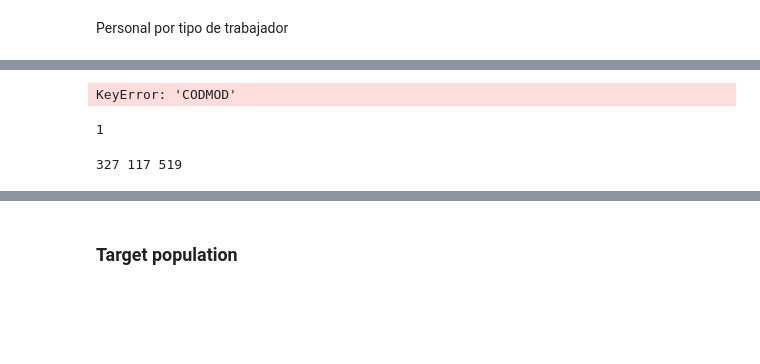
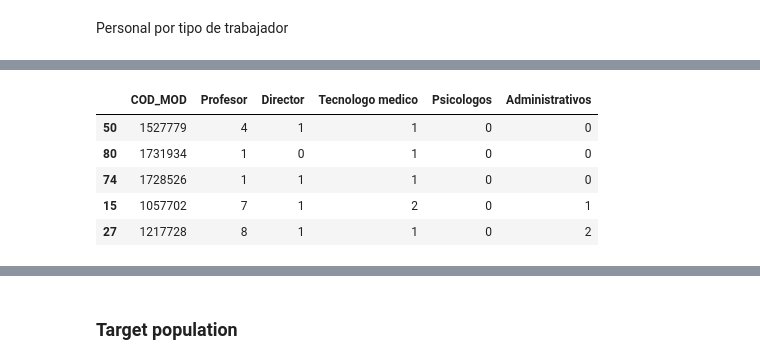
Before and after one commit to hugoferquiroz/Brecha-PRITE, a Jupyter notebook: scripts/calculo de la brecha.ipynb, the cells around one changed output, grey strips where cells are left out. Drawn from its saved outputs; the diff is of its cells as text; code cells hidden in the pictures; blank space fills up the shorter version.

Commit message:
update personal
update personal

```diff
--- a/scripts/calculo de la brecha.ipynb
+++ b/scripts/calculo de la brecha.ipynb
@@ -69,10 +69,10 @@ matricula = pd.concat([matricula,df_mat_2022])
 # Doy formato a las columnas
     ## Genero las columnas en el orden que quiero
 columnas = matricula.columns.to_list()
-columnas_ordenadas = [columnas[0]] + [columnas[-3]] + columnas[1:5] + columnas[-2:] + [columnas[-4]]
-columnas_ordenadas
+columnas_matricula = [columnas[0]] + [columnas[-3]] + columnas[1:5] + columnas[-2:] + [columnas[-4]]
+columnas_matricula
     ## Cambio el orden del DataFrame
-matricula = matricula[columnas_ordenadas]
+matricula = matricula[columnas_matricula]
     ## Imputo 0 a los missing\
 matricula.fillna(0,inplace=True)
 # %%
@@ -101,10 +101,10 @@ the string values returned are correct.
 # Selecciono los ssee identificados como PRITE
 ssee_prite = matricula[['COD_MOD']]
 ssee_prite.drop_duplicates(inplace=True)
-personal = pd.merge(left= ssee_prite, right=nexus, left_on='COD_MOD', right_on='codmod', how='left', validate='1:m')
+personal = pd.merge(left= ssee_prite, right=nexus, left_on='COD_MOD', right_on='codmod', how='left', validate='1:m',indicator=True)
 # %%
 # Funcion para identificar los duplicados por orden de prioridad
-def plaza_unica(dataframe):
+def plaza_unica(dataframe,codigo_modular='codmod'):
     print('--------------------------------------------------------------')
     print('Transformación de variables')
     dataframe['codmod'] = dataframe['codmod'].apply(str)
@@ -176,7 +176,7 @@ Name: tipo_fin, dtype: int64
 Plaza original tienen la etiqueta igual a 1
 # %%
 # Elimino los duplicados
-personal = personal.loc[personal['tipo_fin']==1]
+personal = personal.loc[(personal['tipo_fin']==1) | (personal['_merge']=='left_only')]
 # %% [markdown]
 Personal por regimen laboral
 # %%
@@ -264,12 +259,0 @@ personal['docente'].sum()
-# %%
-personal.groupby(['CODMOD']).sum()
-# %% [output]
-KeyError: 'CODMOD'
-# %%
-personal['descargo'].isnull().sum()
-# %% [output]
-1
-# %%
-print(matricula.shape[0],ssee_prite.shape[0],personal.shape[0])
-# %% [output]
-327 117 519
@@ -280,0 +260,15 @@ df.set_index(['cod_mod','year'],inplace=True)
+# %%
+# Colapso el DataFrame a nivel de servicio educativo
+trabajadores = personal.groupby('COD_MOD', as_index=False).agg('sum')
+# Doy formato a la base
+columnas = trabajadores.columns.tolist()
+columnas_nexus = [columnas[0]] + columnas[-5:]
+trabajadores = trabajadores[columnas_nexus]
+trabajadores.sample(5)
+# %% [output]
+|  | COD_MOD | Profesor | Director | Tecnologo medico | Psicologos | Administrativos |
+| 50 | 1527779 | 4 | 1 | 1 | 0 | 0 |
+| 80 | 1731934 | 1 | 0 | 1 | 0 | 0 |
+| 74 | 1728526 | 1 | 1 | 1 | 0 | 0 |
+| 15 | 1057702 | 7 | 1 | 2 | 0 | 1 |
+| 27 | 1217728 | 8 | 1 | 1 | 0 | 2 |
```
Also changed, not shown: parts of 9 cells of this notebook, 2 other files.
